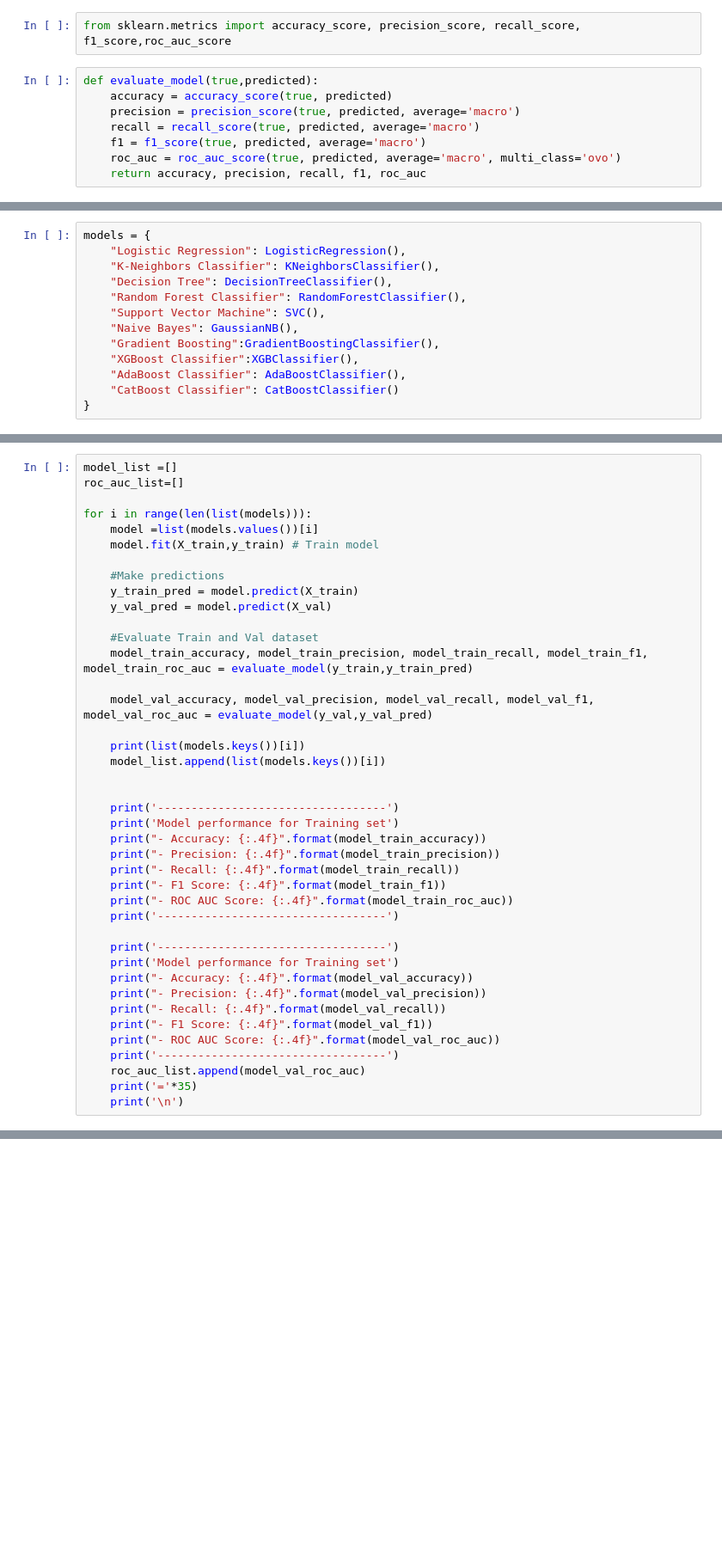
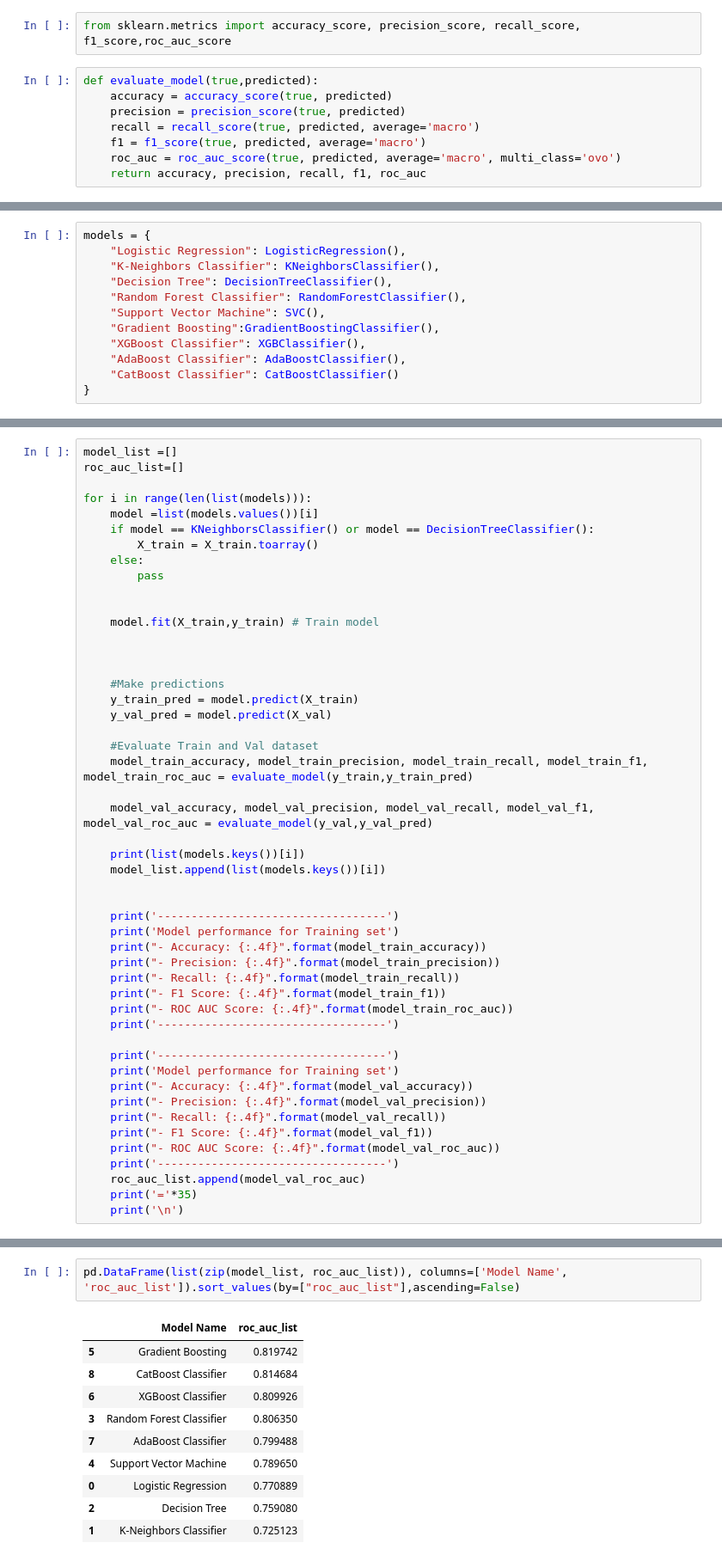
Before and after one commit to siddharthsky/customer_conversion_prediction_ML-p, a Jupyter notebook: notebooks/2. Model Training.ipynb, the cells around one changed output, grey strips where cells are left out. Shown: that part at 86% size. Drawn from its saved outputs; the diff is of its cells as text; blank space fills up the shorter version.

Commit message:
- Model Training

```diff
--- a/notebooks/2. Model Training.ipynb
+++ b/notebooks/2. Model Training.ipynb
@@ -192,7 +197,7 @@ from sklearn.metrics import accuracy_score, precision_score, recall_score, f1_sc
 # %%
 def evaluate_model(true,predicted):
     accuracy = accuracy_score(true, predicted)
-    precision = precision_score(true, predicted, average='macro')
+    precision = precision_score(true, predicted)
     recall = recall_score(true, predicted, average='macro')
     f1 = f1_score(true, predicted, average='macro')
     roc_auc = roc_auc_score(true, predicted, average='macro', multi_class='ovo')
@@ -219,9 +224,8 @@ models = {
     "Decision Tree": DecisionTreeClassifier(),
     "Random Forest Classifier": RandomForestClassifier(),
     "Support Vector Machine": SVC(),
-    "Naive Bayes": GaussianNB(),
     "Gradient Boosting":GradientBoostingClassifier(),
-    "XGBoost Classifier":XGBClassifier(),
+    "XGBoost Classifier": XGBClassifier(),
     "AdaBoost Classifier": AdaBoostClassifier(),
     "CatBoost Classifier": CatBoostClassifier()
 }
@@ -231,7 +237,15 @@ roc_auc_list=[]
 
 for i in range(len(list(models))):
     model =list(models.values())[i]
+    if model == KNeighborsClassifier() or model == DecisionTreeClassifier():
+        X_train = X_train.toarray()
+    else:
+        pass
+
+
     model.fit(X_train,y_train) # Train model
+
+
 
     #Make predictions
     y_train_pred = model.predict(X_train)
@@ -294,0 +301,13 @@ TypeError: A sparse matrix was passed, but dense data is required. Use X.toarray
+# %%
+pd.DataFrame(list(zip(model_list, roc_auc_list)), columns=['Model Name', 'roc_auc_list']).sort_values(by=["roc_auc_list"],ascending=False)
+# %% [output]
+|  | Model Name | roc_auc_list |
+| 5 | Gradient Boosting | 0.819742 |
+| 8 | CatBoost Classifier | 0.814684 |
+| 6 | XGBoost Classifier | 0.809926 |
+| 3 | Random Forest Classifier | 0.806350 |
+| 7 | AdaBoost Classifier | 0.799488 |
+| 4 | Support Vector Machine | 0.789650 |
+| 0 | Logistic Regression | 0.770889 |
+| 2 | Decision Tree | 0.759080 |
+| 1 | K-Neighbors Classifier | 0.725123 |
```
Also changed, not shown: parts of 5 cells of this notebook, 4 other files.
